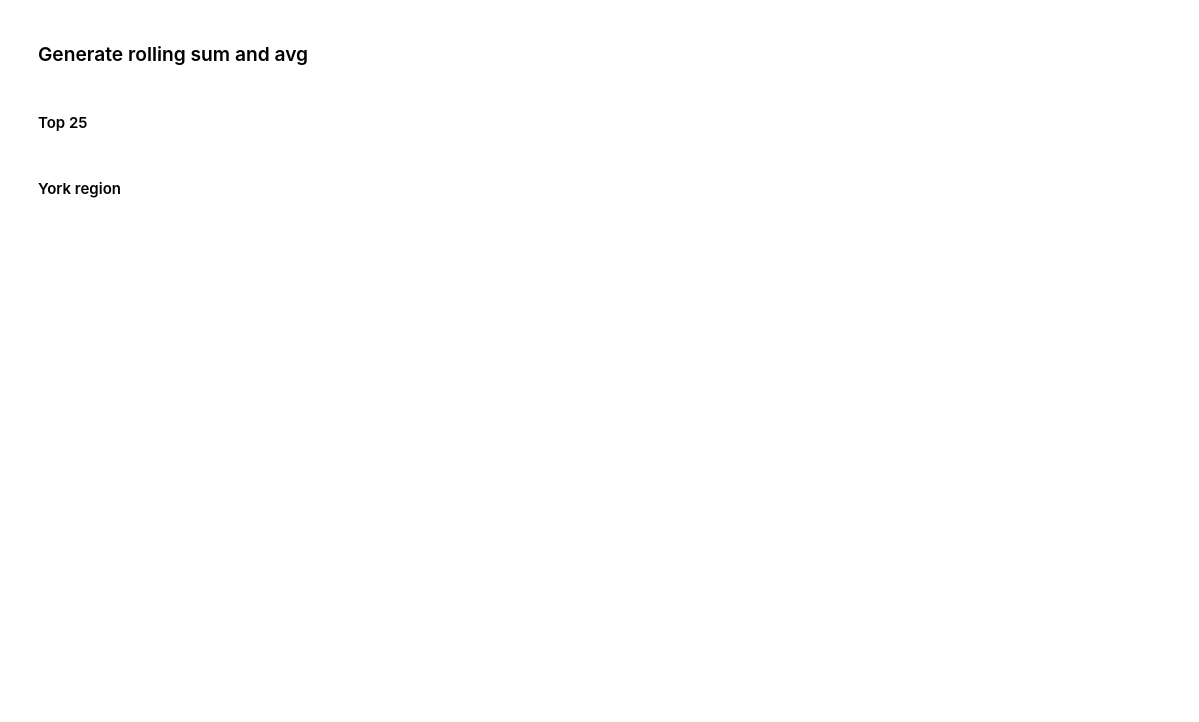
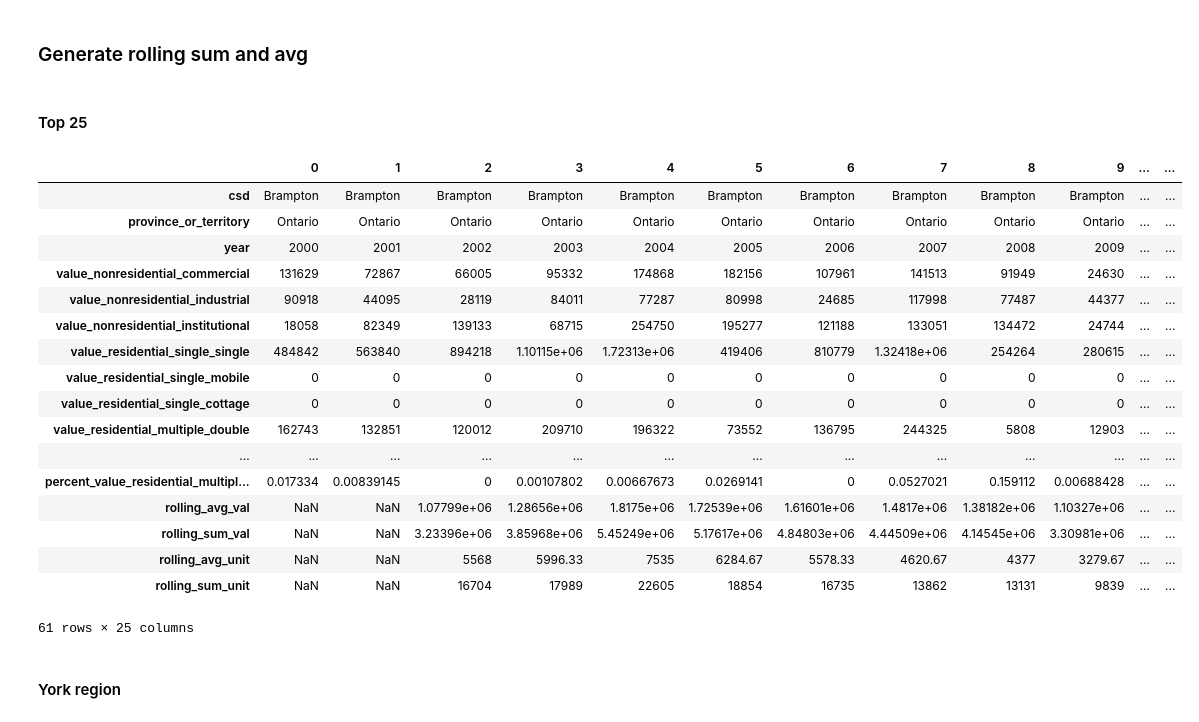
Before and after one commit to FredaXin/project_vaughan, a Jupyter notebook: eda.ipynb, the cells around one changed output. Drawn from its saved outputs; the diff is of its cells as text; code cells hidden in the pictures; blank space fills up the shorter version.

```diff
--- a/eda.ipynb
+++ b/eda.ipynb
@@ -179,7 +211,27 @@ top_25['rolling_avg_unit'] = top_25.groupby('csd').rolling(3)['unit_sum_res'].me
 # %%
 top_25['rolling_sum_unit'] = top_25.groupby('csd').rolling(3)['unit_sum_res'].sum().reset_index(drop=True)
 # %%
-# top_25.head(25)
+pd.set_option('display.max_rows', 500)
+top_25.head(25).T
+# %% [output]
+|  | 0 | 1 | 2 | 3 | 4 | 5 | 6 | 7 | 8 | 9 | ... | ... |
+| csd | Brampton | Brampton | Brampton | Brampton | Brampton | Brampton | Brampton | Brampton | Brampton | Brampton | ... | ... |
+| province_or_territory | Ontario | Ontario | Ontario | Ontario | Ontario | Ontario | Ontario | Ontario | Ontario | Ontario | ... | ... |
+| year | 2000 | 2001 | 2002 | 2003 | 2004 | 2005 | 2006 | 2007 | 2008 | 2009 | ... | ... |
+| value_nonresidential_commercial | 131629 | 72867 | 66005 | 95332 | 174868 | 182156 | 107961 | 141513 | 91949 | 24630 | ... | ... |
+| value_nonresidential_industrial | 90918 | 44095 | 28119 | 84011 | 77287 | 80998 | 24685 | 117998 | 77487 | 44377 | ... | ... |
+| value_nonresidential_institutional | 18058 | 82349 | 139133 | 68715 | 254750 | 195277 | 121188 | 133051 | 134472 | 24744 | ... | ... |
+| value_residential_single_single | 484842 | 563840 | 894218 | 1.10115e+06 | 1.72313e+06 | 419406 | 810779 | 1.32418e+06 | 254264 | 280615 | ... | ... |
+| value_residential_single_mobile | 0 | 0 | 0 | 0 | 0 | 0 | 0 | 0 | 0 | 0 | ... | ... |
+| value_residential_single_cottage | 0 | 0 | 0 | 0 | 0 | 0 | 0 | 0 | 0 | 0 | ... | ... |
+| value_residential_multiple_double | 162743 | 132851 | 120012 | 209710 | 196322 | 73552 | 136795 | 244325 | 5808 | 12903 | ... | ... |
+| ... | ... | ... | ... | ... | ... | ... | ... | ... | ... | ... | ... | ... |
+| percent_value_residential_multipl... | 0.017334 | 0.00839145 | 0 | 0.00107802 | 0.00667673 | 0.0269141 | 0 | 0.0527021 | 0.159112 | 0.00688428 | ... | ... |
+| rolling_avg_val | NaN | NaN | 1.07799e+06 | 1.28656e+06 | 1.8175e+06 | 1.72539e+06 | 1.61601e+06 | 1.4817e+06 | 1.38182e+06 | 1.10327e+06 | ... | ... |
+| rolling_sum_val | NaN | NaN | 3.23396e+06 | 3.85968e+06 | 5.45249e+06 | 5.17617e+06 | 4.84803e+06 | 4.44509e+06 | 4.14545e+06 | 3.30981e+06 | ... | ... |
+| rolling_avg_unit | NaN | NaN | 5568 | 5996.33 | 7535 | 6284.67 | 5578.33 | 4620.67 | 4377 | 3279.67 | ... | ... |
+| rolling_sum_unit | NaN | NaN | 16704 | 17989 | 22605 | 18854 | 16735 | 13862 | 13131 | 9839 | ... | ... |
+61 rows × 25 columns
 # %% [markdown]
 #### York region
 # %%
```
Also changed, not shown: parts of 10 cells of this notebook.
